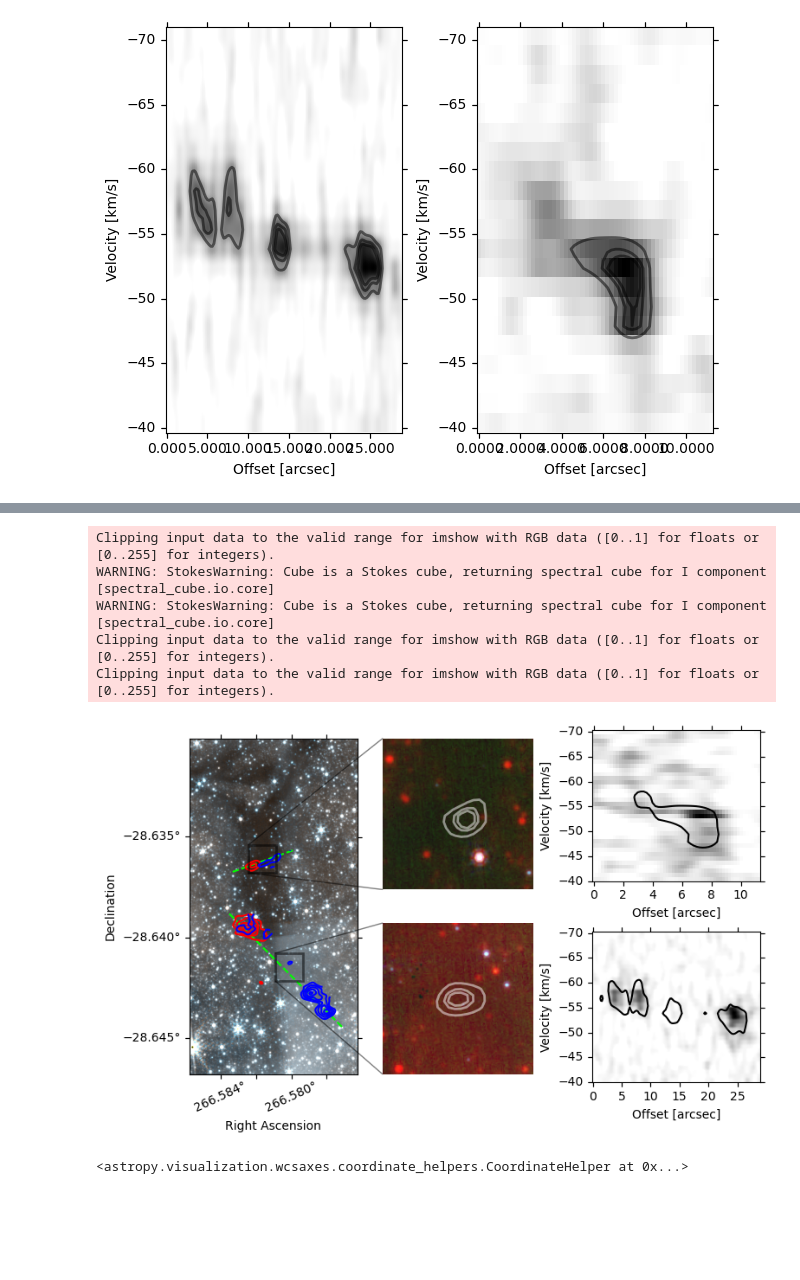
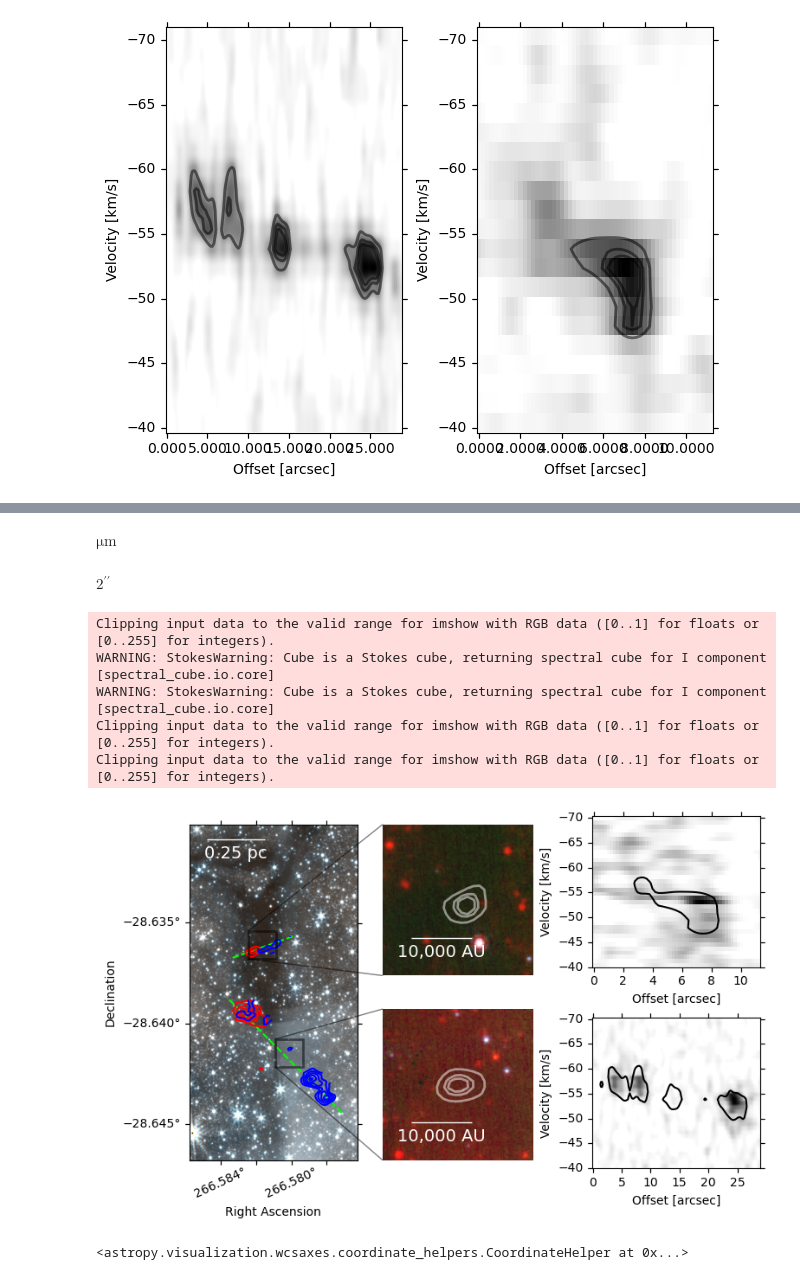
Before and after one commit to SpacialTree/lactea-filament, a Jupyter notebook: lactea-filament/notebooks/filament_core_outflow.ipynb, the cells around one changed output, grey strips where cells are left out. Drawn from its saved outputs; the diff is of its cells as text; code cells hidden in the pictures; blank space fills up the shorter version.

Commit message:
poster figures

```diff
--- a/lactea-filament/notebooks/filament_core_outflow.ipynb
+++ b/lactea-filament/notebooks/filament_core_outflow.ipynb
@@ -200,3 +199,34 @@ plt.tight_layout()
+# %%
+u.micron
+# %% [output]
+$\mathrm{\mu m}$
+# %%
+# Define the physical size and distance
+L = 0.25 * u.pc  # physical size in parsecs
+D = 5 * u.kpc   # distance in kiloparsecs
+
+# Calculate the angular size in radians
+theta_rad = (L / D).to(u.radian, equivalencies=u.dimensionless_angles())
+
+# Convert the angular size to arcseconds
+theta_arcsec = theta_rad.to(u.arcsec)
+# %%
+# Define the physical size and distance
+L_au = 10000 * u.au  # physical size in astronomical units
+D_kpc = 5 * u.kpc    # distance in kiloparsecs
+
+# Convert the physical size to parsecs
+L_pc = L_au.to(u.pc)
+
+# Calculate the angular size in radians
+theta_rad_au = (L_pc / D_kpc).to(u.radian, equivalencies=u.dimensionless_angles())
+
+# Convert the angular size to arcseconds
+theta_arcsec_au = theta_rad_au.to(u.arcsec)
+
+theta_arcsec_au
+# %% [output]
+$2\mathrm{{}^{\prime\prime}}$
 # %%
 fig = plt.figure(figsize=(10,5))
 
@@ -211,6 +241,8 @@ ax.set_ylabel('Declination')
 ax.coords[0].set_major_formatter('d.ddd')
 ax.coords[0].set_ticklabel(exclude_overlapping=True, rotation=25, pad=20)
 ax.coords[1].set_major_formatter('d.ddd')
+add_scalebar(ax, theta_arcsec, color='white', label='0.25 pc', corner='top left', fontproperties={"size": 14})
+
 
 #ax1 = plt.subplot(232, projection=clump_rgb2_ww)
 ax1 = ax.inset_axes([1.1, 0.55, 1, 0.45], projection=clump_rgb2_ww)
@@ -221,6 +253,7 @@ pixelscale = u.pixel_scale(proj_plane_pixel_scales(clump_rgb2_ww)[0]*u.deg/u.pix
 dx = (5*u.arcsec).to(u.pix, pixelscale).value
 ax.indicate_inset(bounds=[pos2[0]-dx/2, pos2[1]-dx/2, dx, dx], inset_ax=ax1, edgecolor='k', linewidth=2)
 ax1.set_axis_off()
+add_scalebar(ax1, theta_arcsec_au, color='white', label='10,000 AU', corner='bottom left', fontproperties={"size": 14})
 
 #ax2 = plt.subplot(235, projection=clump_rgb1_ww)
 ax2 = ax.inset_axes([1.1, 0.0, 1, 0.45], projection=clump_rgb1_ww)
@@ -231,40 +264,41 @@ pixelscale = u.pixel_scale(proj_plane_pixel_scales(clump_rgb1_ww)[0]*u.deg/u.pix
 dx = (5*u.arcsec).to(u.pix, pixelscale).value
 ax.indicate_inset(bounds=[pos1[0]-dx/2, pos1[1]-dx/2, dx, dx], inset_ax=ax2, edgecolor='k', linewidth=2)
 ax2.set_axis_off()
+add_scalebar(ax2, theta_arcsec_au, color='white', label='10,000 AU', corner='bottom left', fontproperties={"size": 14})
 
 #ax4 = plt.subplot(233, projection=WCS(pvdiagram3.header))
 ax4 = ax.inset_axes([2.4, 0.575, 1., 0.45], projection=WCS(pvdiagram3.header))
 ax4.imshow(pvdiagram3.data, cmap='Greys', vmin=0, aspect='auto')
 ax4.contour(pvdiagram3_CS.data, levels=get_levels(pvdiagram3_CS.data, percents=[93]), colors='k', transform=ax4.get_transform(WCS(pvdiagram3_CS.header)))
 ax4.coords[1].set_format_unit(u.km/u.s)
 ax4.coords[0].set_format_unit(u.arcsec)
 ax4.coords[0].set_major_formatter('x')
 ax4.set_xlabel('Offset [arcsec]')
 ax4.set_ylabel('Velocity [km/s]')
 ax4.set_aspect('auto')
 #ax4.coords[0].set_major_formatter('d.d')
 
 #ax3 = plt.subplot(236, projection=WCS(pvdiagram1.header))
 ax3 = ax.inset_axes([2.4, -0.025, 1., 0.45], projection=WCS(pvdiagram1.header))
 ax3.imshow(pvdiagram1.data, cmap='Greys', vmin=0)
 ax3.contour(pvdiagram1_CS.data, levels=get_levels(pvdiagram1_CS.data, percents=[93]), colors='k', transform=ax3.get_transform(WCS(pvdiagram1_CS.header)))
 ax3.coords[1].set_format_unit(u.km/u.s)
 ax3.coords[0].set_format_unit(u.arcsec)
 ax3.coords[0].set_major_formatter('x')
 ax3.set_xlabel('Offset [arcsec]')
 ax3.set_ylabel('Velocity [km/s]')
 ax3.set_aspect('auto')
 
 #
 plt.tight_layout()
 plt.savefig('/orange/adamginsburg/jwst/cloudc/figures/poster_starformation.svg', dpi=300, bbox_inches='tight')
 # %% [output]
 Clipping input data to the valid range for imshow with RGB data ([0..1] for floats or [0..255] for integers).
 WARNING: StokesWarning: Cube is a Stokes cube, returning spectral cube for I component [spectral_cube.io.core]
 WARNING: StokesWarning: Cube is a Stokes cube, returning spectral cube for I component [spectral_cube.io.core]
 Clipping input data to the valid range for imshow with RGB data ([0..1] for floats or [0..255] for integers).
 Clipping input data to the valid range for imshow with RGB data ([0..1] for floats or [0..255] for integers).
-[figure, old version]
+[figure, new version]
 # %%
 ax4.coords[0]
 # %% [output]
```
Also changed, not shown: parts of 2 cells of this notebook, 2 other files.
